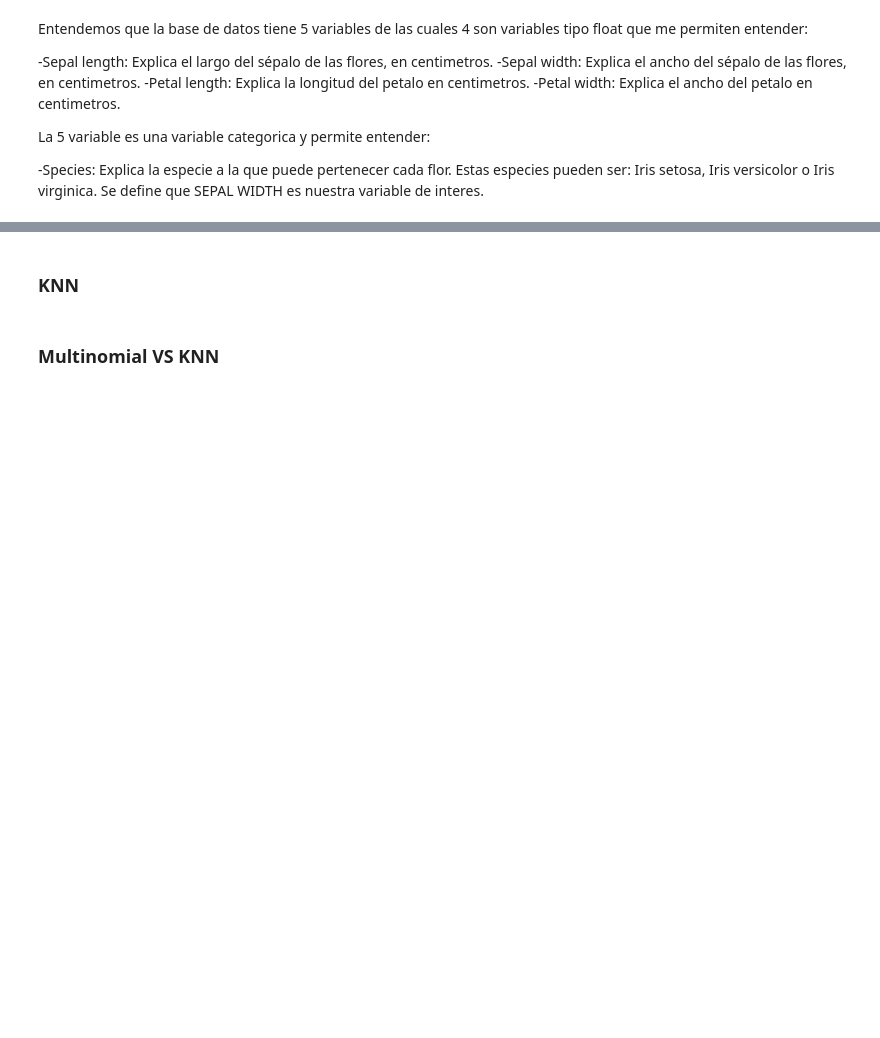
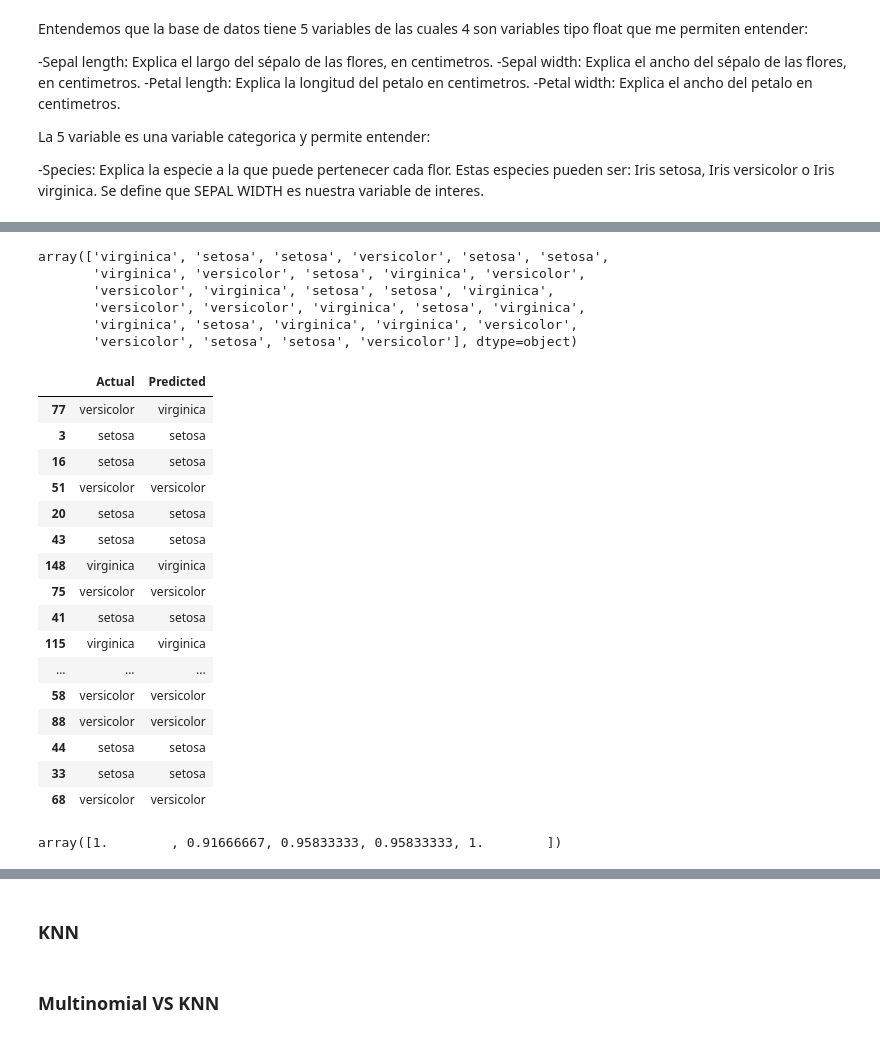
Before and after one commit to td2USA-20232/g2Caso3, a Jupyter notebook: caso3_g2.ipynb, the cells around one changed output, grey strips where cells are left out. Saved outputs shown, nothing was run; the diff lists cells and outputs as text; code cells hidden in the pictures; blank space fills up the shorter version.

```diff
--- a/caso3_g2.ipynb
+++ b/caso3_g2.ipynb
@@ -129,5 +129,5 @@ plt.show()
 [figure]
 # %%
 import seaborn as sns
-df = sns.load_dataset("iris")
+iris= sns.load_dataset("iris")
 # %%
@@ -162,0 +204,37 @@ Se define que SEPAL WIDTH es nuestra variable de interes.
+# %%
+y_pred = classifier.predict(testX)
+y_pred
+# %% [output]
+array(['virginica', 'setosa', 'setosa', 'versicolor', 'setosa', 'setosa',
+       'virginica', 'versicolor', 'setosa', 'virginica', 'versicolor',
+       'versicolor', 'virginica', 'setosa', 'setosa', 'virginica',
+       'versicolor', 'versicolor', 'virginica', 'setosa', 'virginica',
+       'virginica', 'setosa', 'virginica', 'virginica', 'versicolor',
+       'versicolor', 'setosa', 'setosa', 'versicolor'], dtype=object)
+# %%
+result = pd.DataFrame({'Actual' : testY, 'Predicted' : y_pred})
+result
+# %% [output]
+|  | Actual | Predicted |
+| 77 | versicolor | virginica |
+| 3 | setosa | setosa |
+| 16 | setosa | setosa |
+| 51 | versicolor | versicolor |
+| 20 | setosa | setosa |
+| 43 | setosa | setosa |
+| 148 | virginica | virginica |
+| 75 | versicolor | versicolor |
+| 41 | setosa | setosa |
+| 115 | virginica | virginica |
+| ... | ... | ... |
+| 58 | versicolor | versicolor |
+| 88 | versicolor | versicolor |
+| 44 | setosa | setosa |
+| 33 | setosa | setosa |
+| 68 | versicolor | versicolor |
+# %%
+clf = LogisticRegression(solver='newton-cg', multi_class='multinomial')
+scores = cross_val_score(clf, trainX, trainY, cv=5)
+scores
+# %% [output]
+array([1.        , 0.91666667, 0.95833333, 0.95833333, 1.        ])
```
Also changed, not shown: parts of 21 cells of this notebook.
